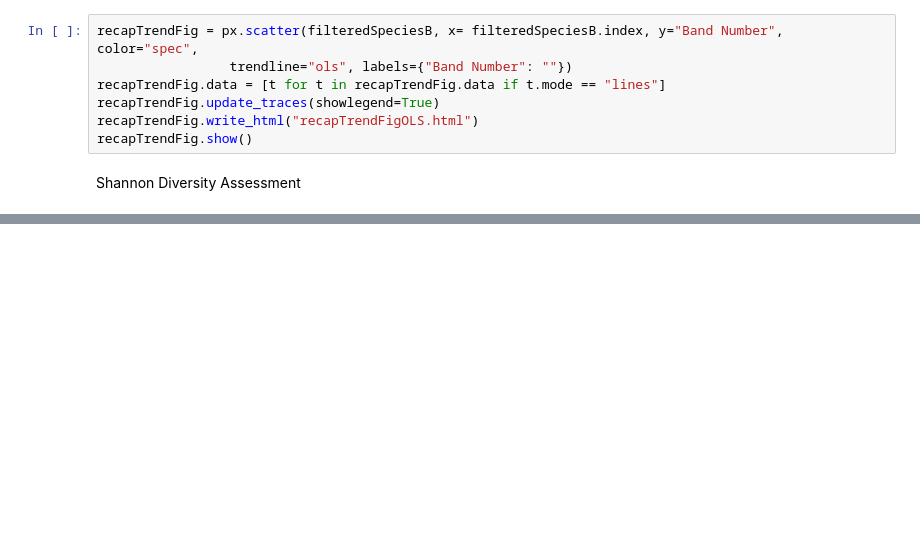
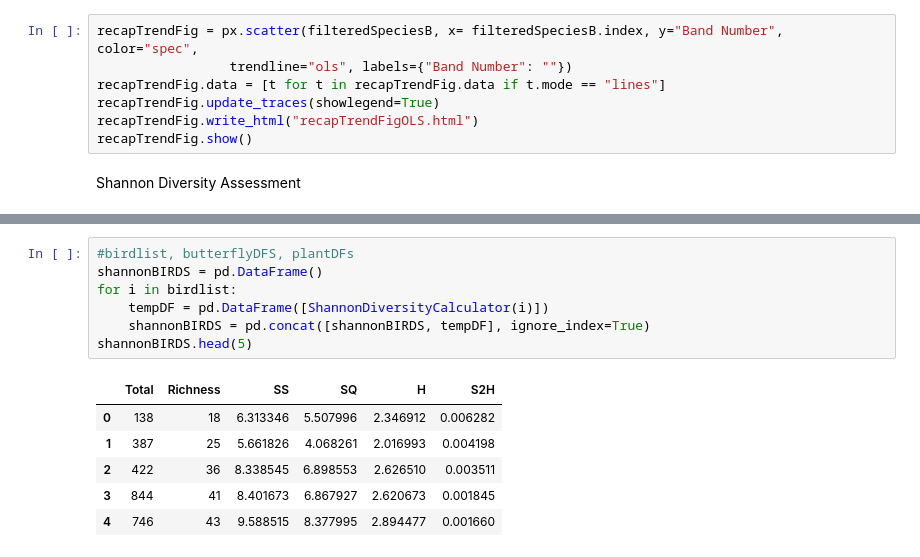
Before and after one commit to Pryzzm/PanoRestoration, a Jupyter notebook: MainAnalysis.ipynb, the cells around one changed output, grey strips where cells are left out. Cells and saved outputs as stored; diff of their text form; blank space fills up the shorter version.

```diff
--- a/MainAnalysis.ipynb
+++ b/MainAnalysis.ipynb
@@ -998,0 +973,14 @@ ShannonDiversityCalculator(birds22)
+# %%
+#birdlist, butterflyDFS, plantDFs
+shannonBIRDS = pd.DataFrame()
+for i in birdlist:
+    tempDF = pd.DataFrame([ShannonDiversityCalculator(i)])
+    shannonBIRDS = pd.concat([shannonBIRDS, tempDF], ignore_index=True)
+shannonBIRDS.head(5)
+# %% [output]
+|  | Total | Richness | SS | SQ | H | S2H |
+| 0 | 138 | 18 | 6.313346 | 5.507996 | 2.346912 | 0.006282 |
+| 1 | 387 | 25 | 5.661826 | 4.068261 | 2.016993 | 0.004198 |
+| 2 | 422 | 36 | 8.338545 | 6.898553 | 2.626510 | 0.003511 |
+| 3 | 844 | 41 | 8.401673 | 6.867927 | 2.620673 | 0.001845 |
+| 4 | 746 | 43 | 9.588515 | 8.377995 | 2.894477 | 0.001660 |
```
Also changed, not shown: parts of 12 cells of this notebook, 27 other files.
